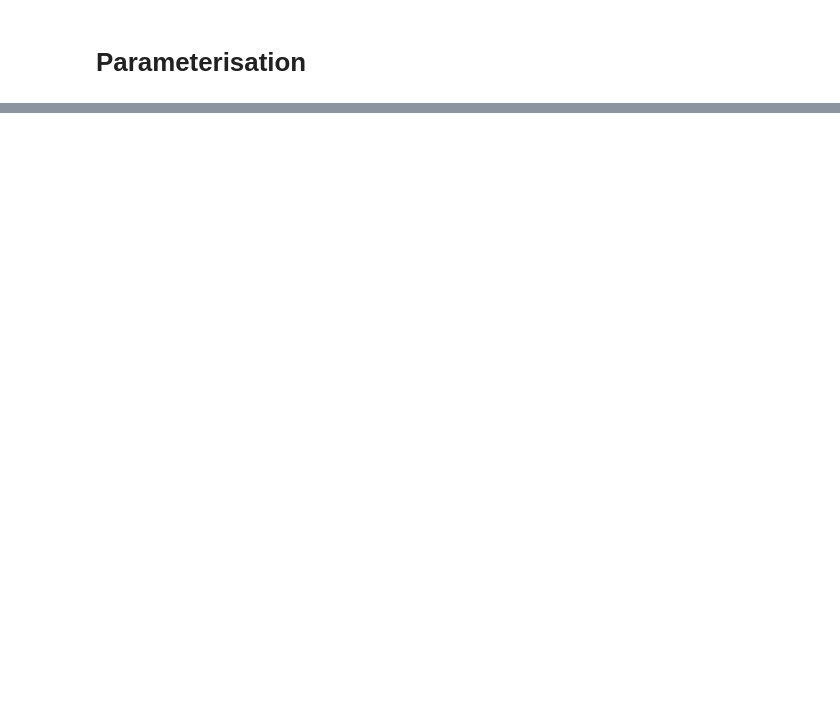
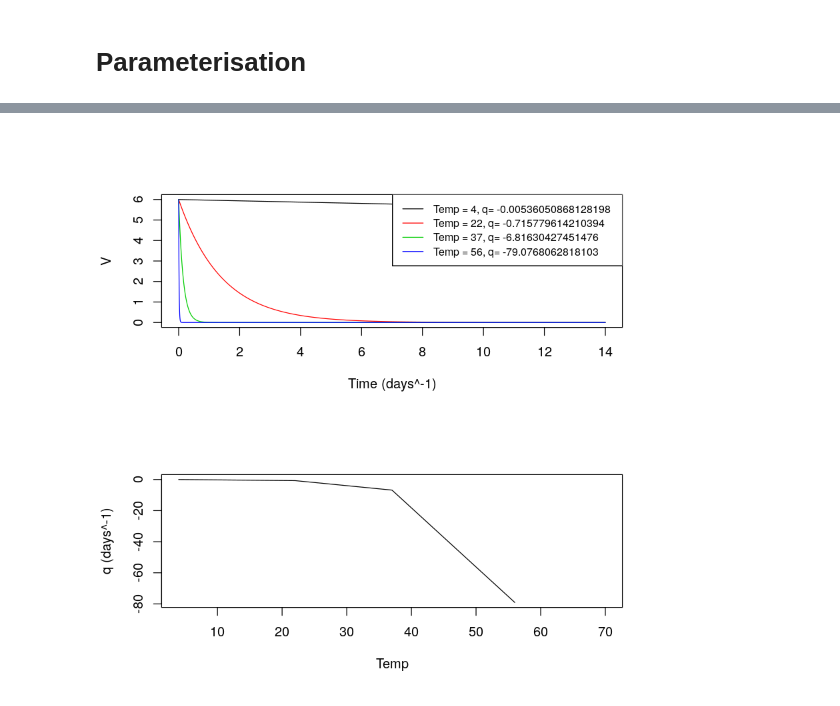
Before and after one commit to rbak54/Project, a Jupyter notebook: Code/Modelling Notebooks/Parameterisation.ipynb, the cells around one changed output, grey strips where cells are left out. Cells and saved outputs as stored; diff of their text form; code cells hidden in the pictures; blank space fills up the shorter version.

```diff
--- a/Code/Modelling Notebooks/Parameterisation.ipynb
+++ b/Code/Modelling Notebooks/Parameterisation.ipynb
@@ -181,0 +236,37 @@ Inital population size. Could use population data for individual countries. OR s
+# %%
+find_q<-function(V_0,point_coordinates){
+    #x<-seq(0,10,length.out = 10000)
+    q<-log(point_coordinates[2]/V_0)/point_coordinates[1]
+    #V<-V_0 * exp(q*x)
+    return(q)
+    }
+# %%
+
+
+par(mfrow=c(2,1))
+x<-c(4,22,37,56,70)
+#until q undetectable for all
+#y<-c(find_q(6.51,c(14*24*60-30,6.04)),find_q(6.51,c(7*3*60,3.48)),find_q(6.57,c(1*3*60-30,3.23)),find_q(6.65,c(10,3.84)),find_q(5.34,c(5,0)))
+y<-c(find_q(6.51,c((14*24*60-30)/(24*60),6.04)),find_q(6.51,c((7*3*60)/(24*60),3.48)),find_q(6.57,c((1*3*60-30)/(24*60),3.23)),find_q(6.65,c(10/(24*60),3.84)),find_q(5.34,c(5/(24*60),0)))
+
+t=seq(0,14,length.out = 100000)
+V_0=6
+
+#this is just an illustration
+plot(1, type="n", xlab="Time (days^-1)", ylab="V", xlim=c(0, 14), ylim=c(0, 6))
+for(i in 1:(length(y)-1)){
+    V<-V_0 * exp(y[i]*t)
+    lines(t,V,type="s",col=i)
+   legend("topright", legend = c(paste0("Temp = ",x[1],", q= ", y[1]),paste0("Temp = ",x[2],", q= ", y[2]),paste0("Temp = ",x[3],", q= ", y[3]),paste0("Temp = ",x[4],", q= ", y[4])), col = c(1, 2,3,4),lty = 1,    cex = 0.8)
+
+}
+
+x<-c(4,22,37,56,70)
+#until q undetectable for all
+#y<-c(find_q(6.51,c(14*24*60-30,6.04)),find_q(6.51,c(7*3*60,3.48)),find_q(6.57,c(1*3*60-30,3.23)),find_q(6.65,c(10,3.84)),find_q(5.34,c(5,0)))
+
+y<-c(find_q(6.51,c((14*24*60-30)/(24*60),6.04)),find_q(6.51,c((7*3*60)/(24*60),3.48)),find_q(6.57,c((1*3*60-30)/(24*60),3.23)),find_q(6.65,c(10/(24*60),3.84)),find_q(5.34,c(5/(24*60),0)))
+
+plot(x,y,type="l",xlab="Temp",ylab="q (days^-1)")
+# %% [output]
+[figure, added]
```
Also changed, not shown: parts of 8 cells of this notebook, 2 other files.
